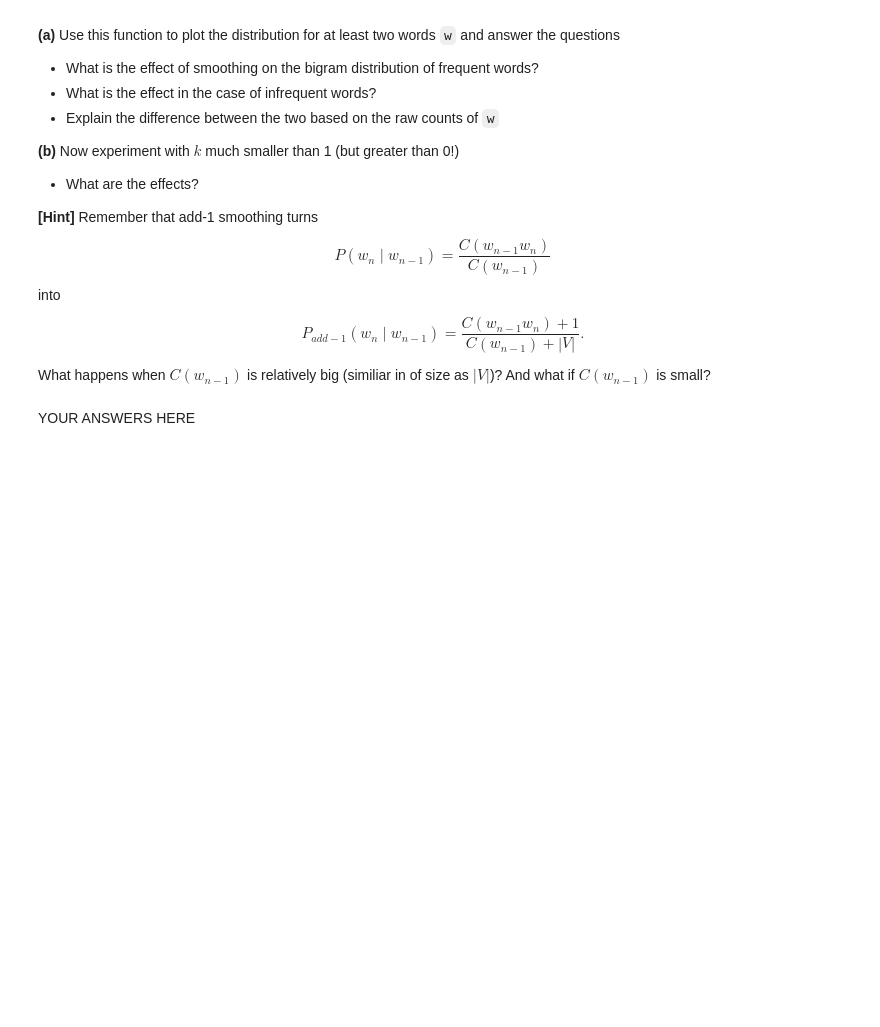
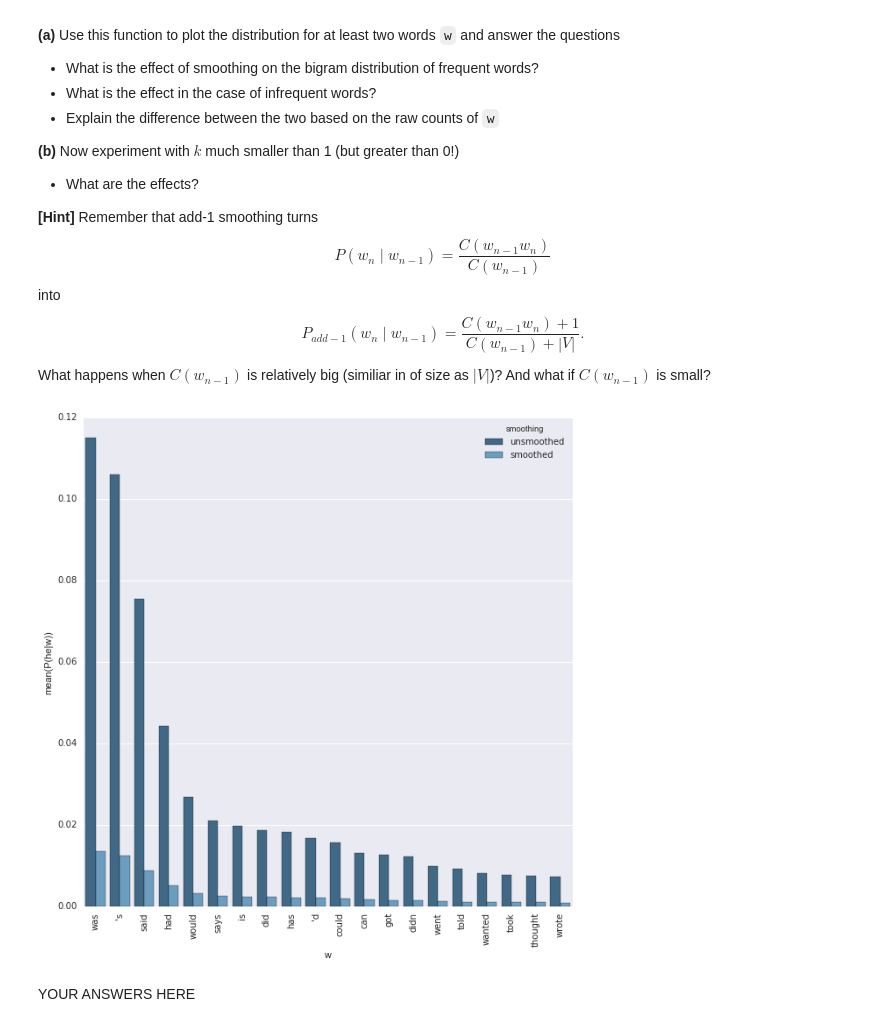
Before and after one commit to alexanderkeijser73/NLP1-2017, a Jupyter notebook: lab1/lab1.ipynb, the cells around one changed output. Drawn from its saved outputs; the diff is of its cells as text; code cells hidden in the pictures; blank space fills up the shorter version.

```diff
--- a/lab1/lab1.ipynb
+++ b/lab1/lab1.ipynb
@@ -280,12 +390,42 @@ def train_ngram(data, N, k=0):
     :returns: ngram and unigram
     """
     ngram = defaultdict(Counter) # ngram[history][word] = #(history,word)
-    unigram = defaultdict(float, Counter(data)) # default prob is 0.0
+    unpacked_data = [word for sent in data for word in sent]
+    unigram = defaultdict(float, Counter(unpacked_data)) # default prob is 0.0
+    num_tokens = len(unpacked_data)
+    V = len(unigram)
 
-    ## YOUR CODE HERE ##
+    for sent in data:
+        for i in range(N-1, len(sent)):
+            word = sent[i]
+            history = ' '.join(sent[i-N+1:i])
+#             if len(sent[i-N+1:i]) >0:
+#                 history = tuple(sent[i-N+1:i])
+            ngram[history][word] += 1
+
+    if k>0:
+        for history, d in ngram.items():
+            C_hist = sum(d.values())
+            d_normalized = {word :float((count+k)/(C_hist+k*V)) for word,count in d.items()}
+            d_smoothed = defaultdict(lambda: float(k/(C_hist + k*V)), d_normalized) # add smoothing to 'unseen' words
+            ngram[history] = d_smoothed
+
+        for word, count in unigram.items():
+            unigram[word] = float((count+k)/(num_tokens+k*V))
+        unigram = defaultdict(lambda : float(k/(num_tokens + k*V)), unigram)
+
+    else:
+        for history, d in ngram.items():
+            C_hist = sum(d.values())
+            for word, counts in d.items():
+                ngram[history][word] = counts/float(C_hist)
+
+        for word, count in unigram.items():
+            unigram[word] = float(count/num_tokens)
 
     return ngram, unigram
 
+
 data, w2i, i2w = read(train_file)
-# bigram, unigram = train_ngram(data, N=2, k=0)
-# bigram_smoothed, unigram_smoothed = train_ngram(data, N=2, k=1)
+bigram, unigram = train_ngram(data, N=2, k=0)
+bigram_smoothed, unigram_smoothed = train_ngram(data, N=2, k=1)
@@ -312,3 +432,8 @@ data[2]
+# %%
+trigram, _ = train_ngram(data, N=3, k=0)
+trigram_smoothed, _ = train_ngram(data, N=3, k=1)
+quadrigram, _ = train_ngram(data, N=4, k=0)
+quadrigram_smoothed, _ = train_ngram(data, N=4, k=1)
 # %% [markdown]
 ## Exercise 2.2 (5 points)
 
@@ -410,3 +560,7 @@ def plot_bigram_dist(word, bigram, smoothbigram, k=30):
+# %%
+plot_bigram_dist('he', bigram, bigram_smoothed, k=20)
+# %% [output]
+[figure, added]
 # %% [markdown]
 YOUR ANSWERS HERE
 # %% [markdown]
```
Also changed, not shown: parts of 33 cells of this notebook.
